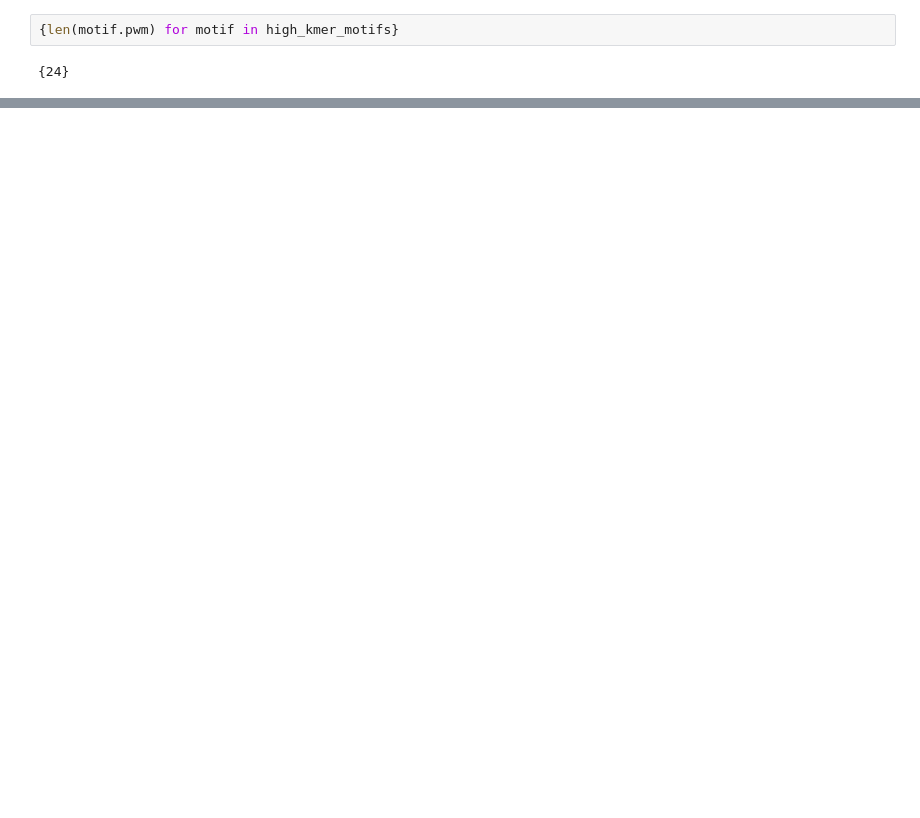
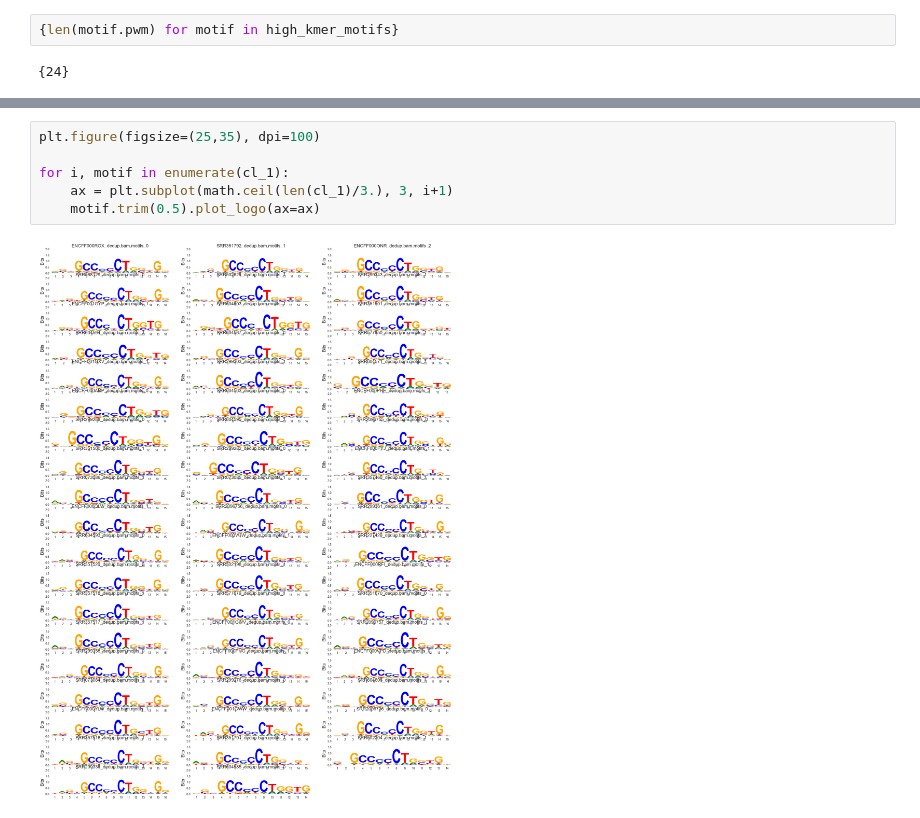
Before and after one commit to BAAL-NF/nopeak-utils, a Jupyter notebook: prototype.ipynb, the cells around one changed output, grey strips where cells are left out. Cells and saved outputs as stored; diff of their text form; blank space fills up the shorter version.

```diff
--- a/prototype.ipynb
+++ b/prototype.ipynb
@@ -125,0 +151,8 @@ sns.scatterplot(data=pcs, x="PC1", y="PC2", hue="motif")
+# %%
+plt.figure(figsize=(25,35), dpi=100)
+
+for i, motif in enumerate(cl_1):
+    ax = plt.subplot(math.ceil(len(cl_1)/3.), 3, i+1)
+    motif.trim(0.5).plot_logo(ax=ax)
+# %% [output]
+[figure, added]
```
Also changed, not shown: parts of 54 cells of this notebook.
